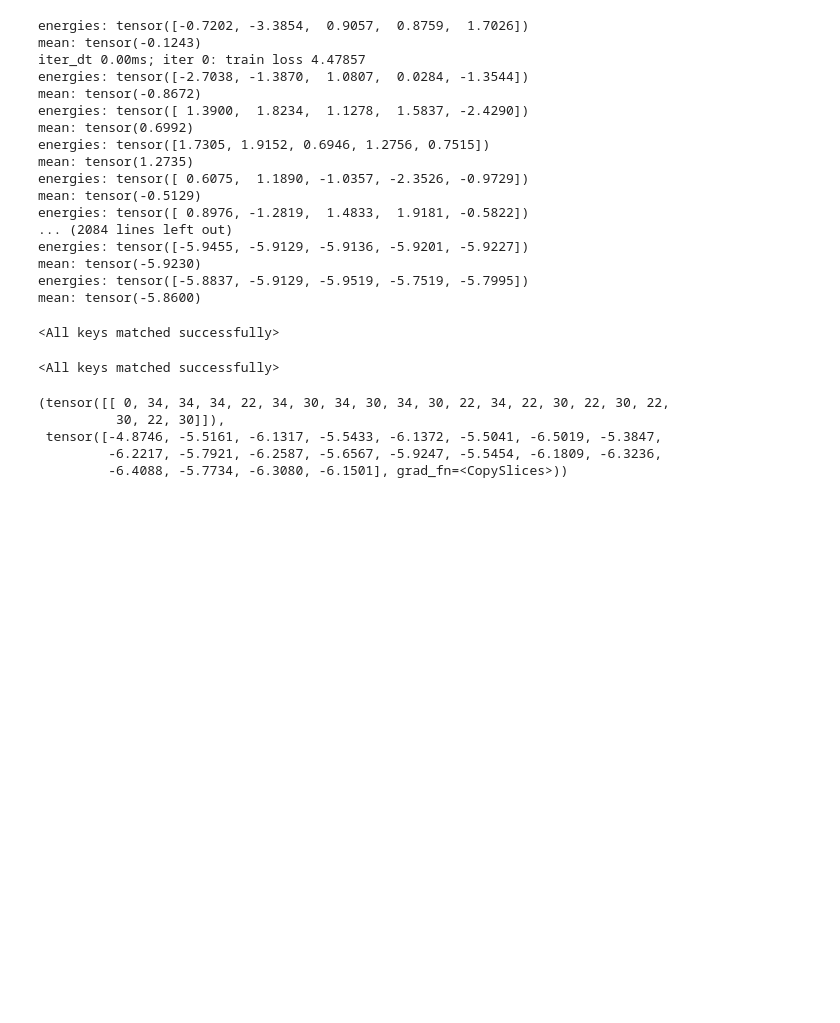
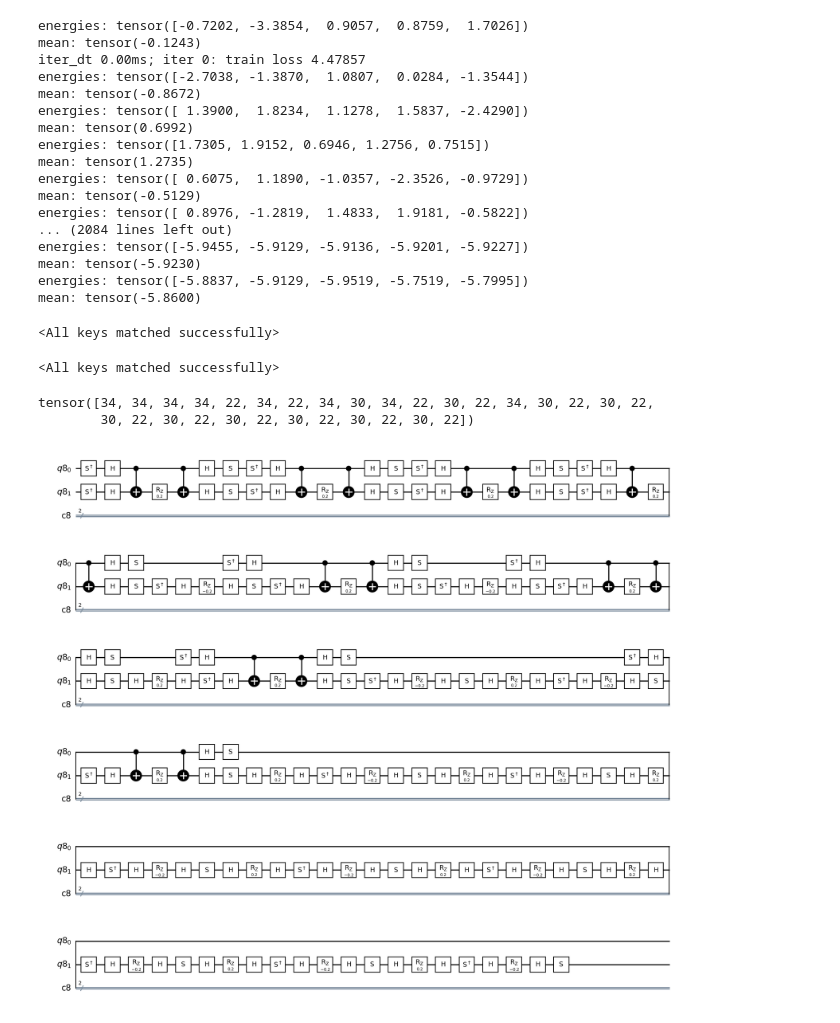
Before and after one commit to konakaji/ncs, a Jupyter notebook: notebooks/run_gptqe.ipynb, the cells around one changed output. Saved outputs shown, nothing was run; the diff lists cells and outputs as text; code cells hidden in the pictures; blank space fills up the shorter version.

```diff
--- a/notebooks/run_gptqe.ipynb
+++ b/notebooks/run_gptqe.ipynb
@@ -63,8 +67,6 @@ trainer.set_callback('on_batch_end', batch_end_callback)
 
 trainer.run()
 torch.save(model.state_dict(), '../saved_models/gptqe_heisenberg')
-
-model.load_state_dict(torch.load('../saved_models/gptqe_heisenberg'))
 # %% [output]
 energies: tensor([-0.7202, -3.3854,  0.9057,  0.8759,  1.7026])
 mean: tensor(-0.1243)
@@ -88,11 +90,12 @@ mean: tensor(-5.8600)
 model.load_state_dict(torch.load('../saved_models/gptqe_heisenberg'))
 # %% [output]
 <All keys matched successfully>
-# %%
-model.generate(torch.tensor([[0]]), 20)
-# %% [output]
-(tensor([[ 0, 34, 34, 34, 22, 34, 30, 34, 30, 34, 30, 22, 34, 22, 30, 22, 30, 22,
-          30, 22, 30]]),
- tensor([-4.8746, -5.5161, -6.1317, -5.5433, -6.1372, -5.5041, -6.5019, -5.3847,
-         -6.2217, -5.7921, -6.2587, -5.6567, -5.9247, -5.5454, -6.1809, -6.3236,
-         -6.4088, -5.7734, -6.3080, -6.1501], grad_fn=<CopySlices>))
+# %%
+indices, logits = model.generate(torch.tensor([[0]]), 30)
+cost.sequence.tool = "qiskit"
+print(indices[0][1:])
+cost.sequence._get_circuit(indices[0][1:].numpy()).draw()
+# %% [output]
+tensor([34, 34, 34, 34, 22, 34, 22, 34, 30, 34, 22, 30, 22, 34, 30, 22, 30, 22,
+        30, 22, 30, 22, 30, 22, 30, 22, 30, 22, 30, 22])
+[figure, added]
```
Also changed, not shown: parts of 5 cells of this notebook.
